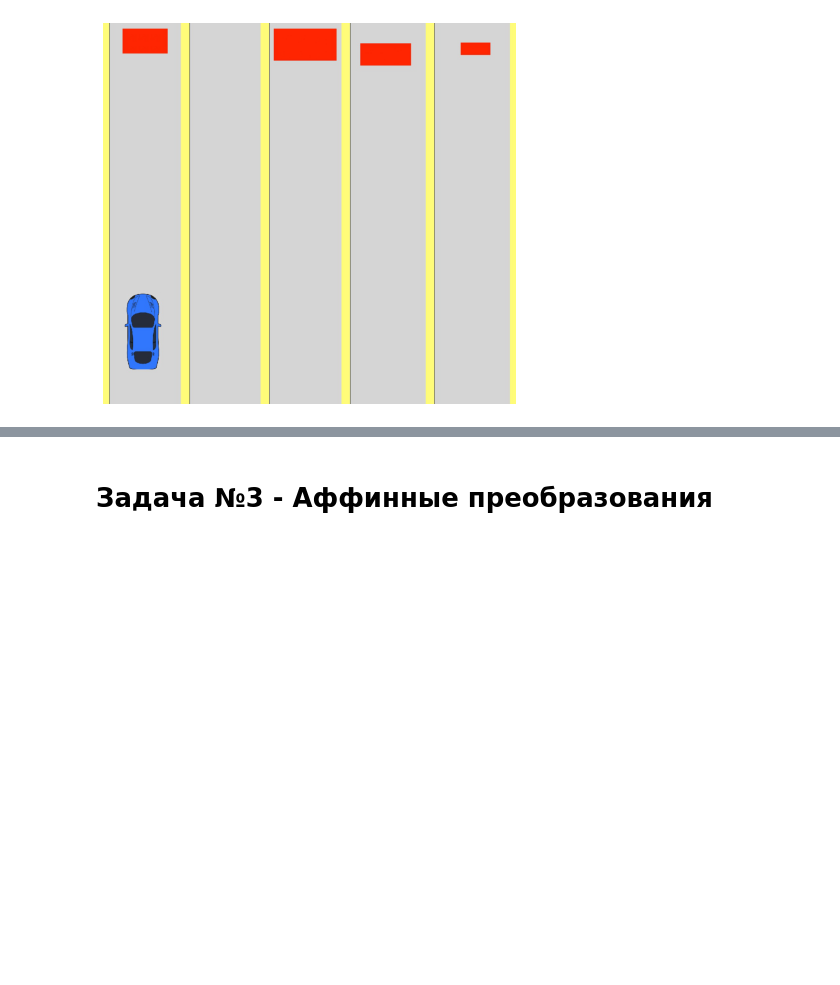
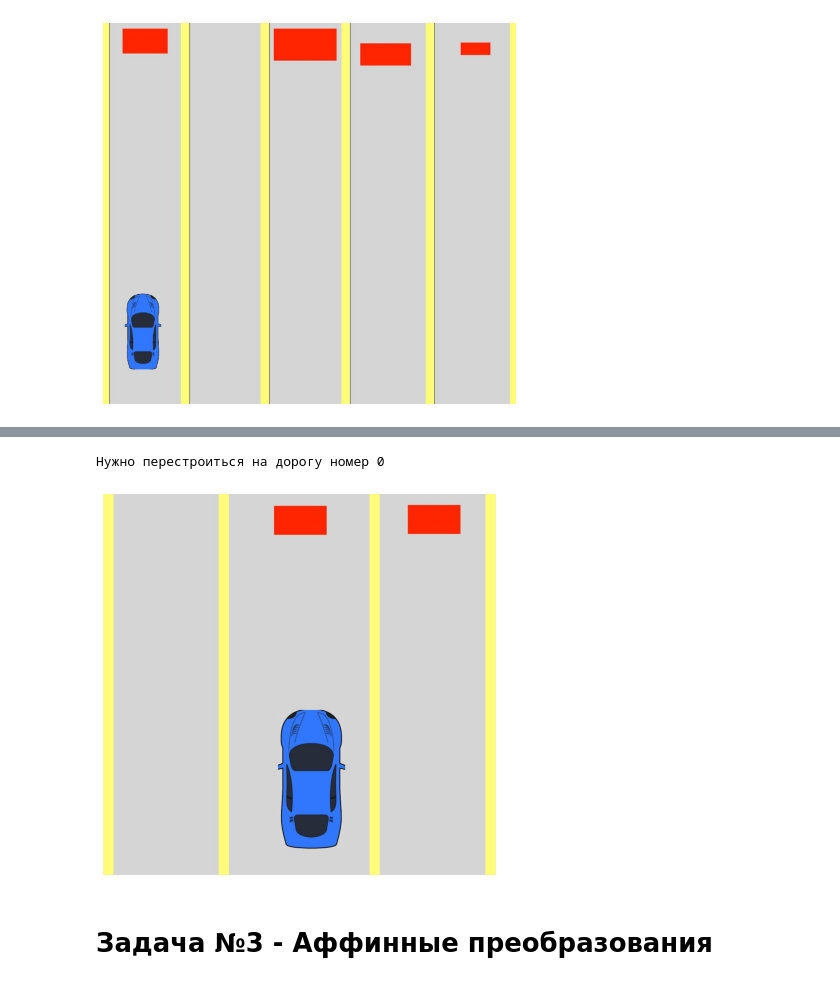
Before and after one commit to smilemaxdev/cv_mipt_minor, a Jupyter notebook: 01. Images/homework/homework_01.ipynb, the cells around one changed output, grey strips where cells are left out. Drawn from its saved outputs; the diff is of its cells as text; code cells hidden in the pictures; blank space fills up the shorter version.

```diff
--- a/01. Images/homework/homework_01.ipynb
+++ b/01. Images/homework/homework_01.ipynb
@@ -109,3 +119,13 @@ print(f'Нужно перестроиться на дорогу номер {road
+# %%
+test_image = cv2.imread('task_2/image_02.jpg')
+test_image = cv2.cvtColor(test_image, cv2.COLOR_BGR2RGB)
+plot_one_image(test_image)
+road_number = find_road_number(test_image)
+
+print(f'Нужно перестроиться на дорогу номер {road_number}')
+# %% [output]
+Нужно перестроиться на дорогу номер 0
+[figure, added]
 # %% [markdown]
 # Задача №3 - Аффинные преобразования
 # %% [markdown]
```
Also changed, not shown: parts of 2 cells of this notebook, 1 other file.
